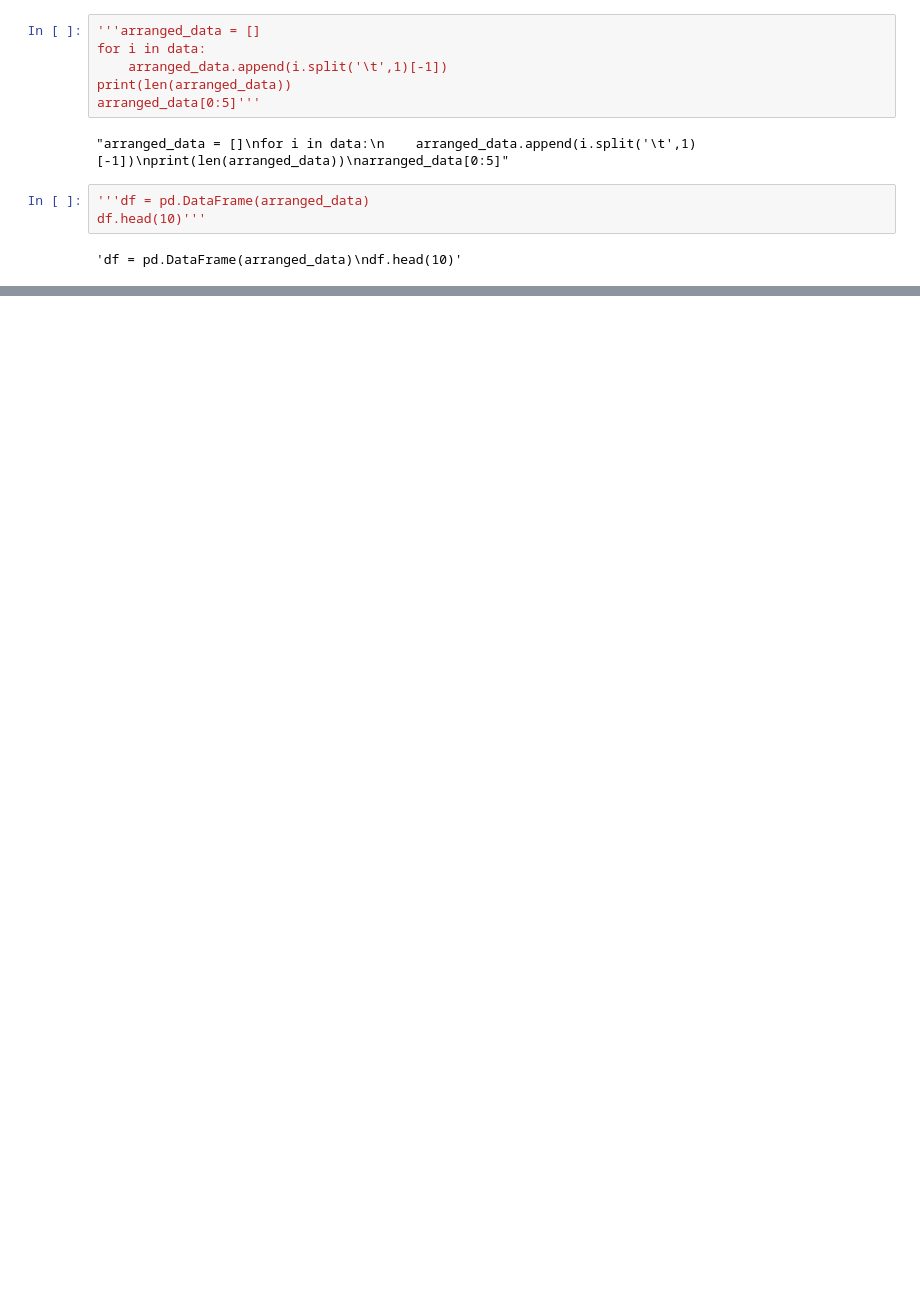
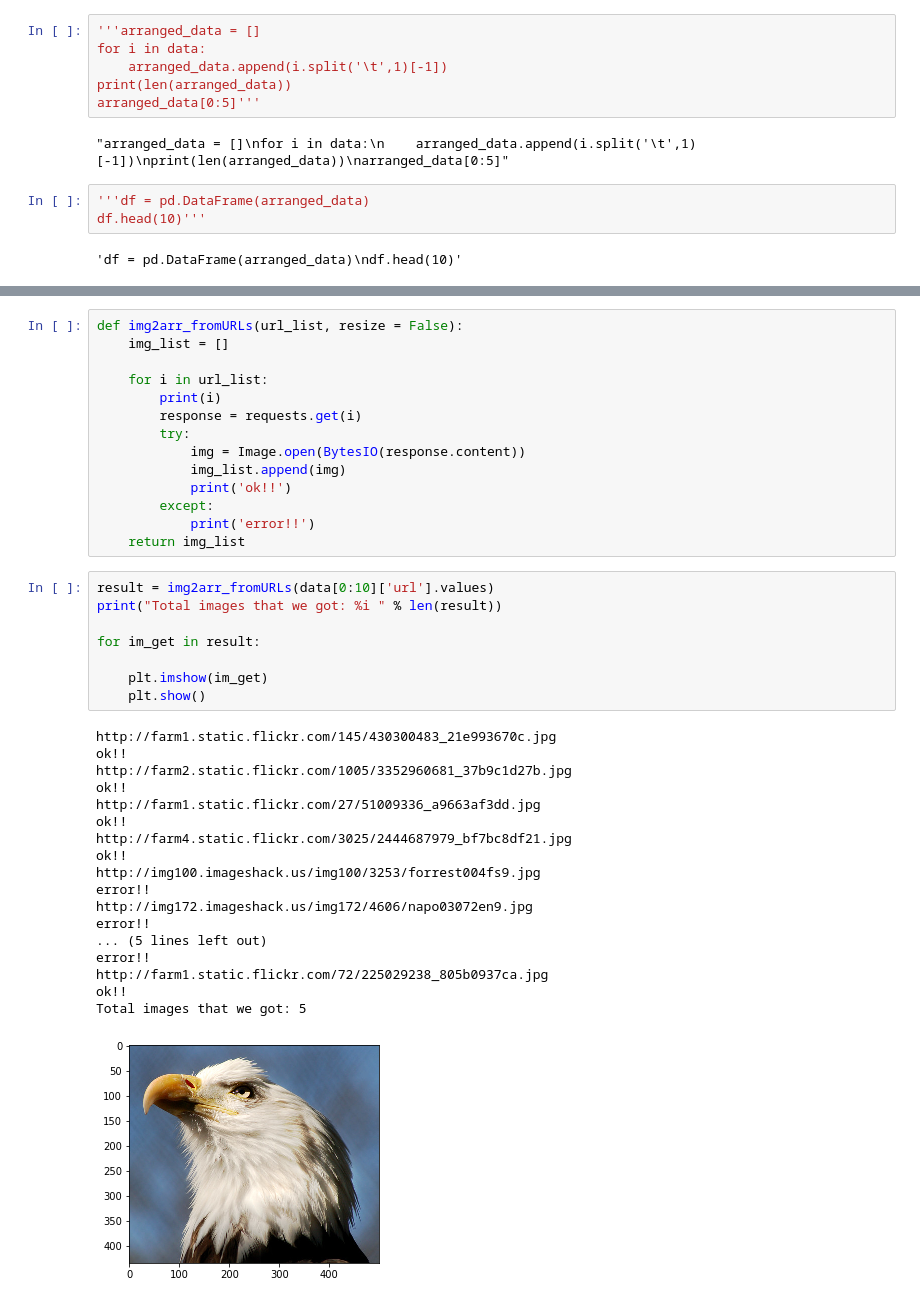
Before and after one commit to WillBaaT/2nd-ML100Days, a Jupyter notebook: homework/Day_003-2_HW.ipynb, the cells around one changed output, grey strips where cells are left out. Saved outputs shown, nothing was run; the diff lists cells and outputs as text; blank space fills up the shorter version.

```diff
--- a/homework/Day_003-2_HW.ipynb
+++ b/homework/Day_003-2_HW.ipynb
@@ -61,0 +61,41 @@ InvalidSchema: No connection adapters were found for '0    http://farm1.static.f
+# %%
+def img2arr_fromURLs(url_list, resize = False):
+    img_list = []
+
+    for i in url_list:
+        print(i)
+        response = requests.get(i)
+        try:
+            img = Image.open(BytesIO(response.content))
+            img_list.append(img)
+            print('ok!!')
+        except:
+            print('error!!')
+    return img_list
+# %%
+result = img2arr_fromURLs(data[0:10]['url'].values)
+print("Total images that we got: %i " % len(result))
+
+for im_get in result:
+
+    plt.imshow(im_get)
+    plt.show()
+# %% [output]
+http://farm1.static.flickr.com/145/430300483_21e993670c.jpg
+ok!!
+http://farm2.static.flickr.com/1005/3352960681_37b9c1d27b.jpg
+ok!!
+http://farm1.static.flickr.com/27/51009336_a9663af3dd.jpg
+ok!!
+http://farm4.static.flickr.com/3025/2444687979_bf7bc8df21.jpg
+ok!!
+http://img100.imageshack.us/img100/3253/forrest004fs9.jpg
+error!!
+http://img172.imageshack.us/img172/4606/napo03072en9.jpg
+error!!
+... (5 lines left out)
+error!!
+http://farm1.static.flickr.com/72/225029238_805b0937ca.jpg
+ok!!
+Total images that we got: 5
+[figure, added]
```
Also changed, not shown: parts of 3 cells of this notebook.
